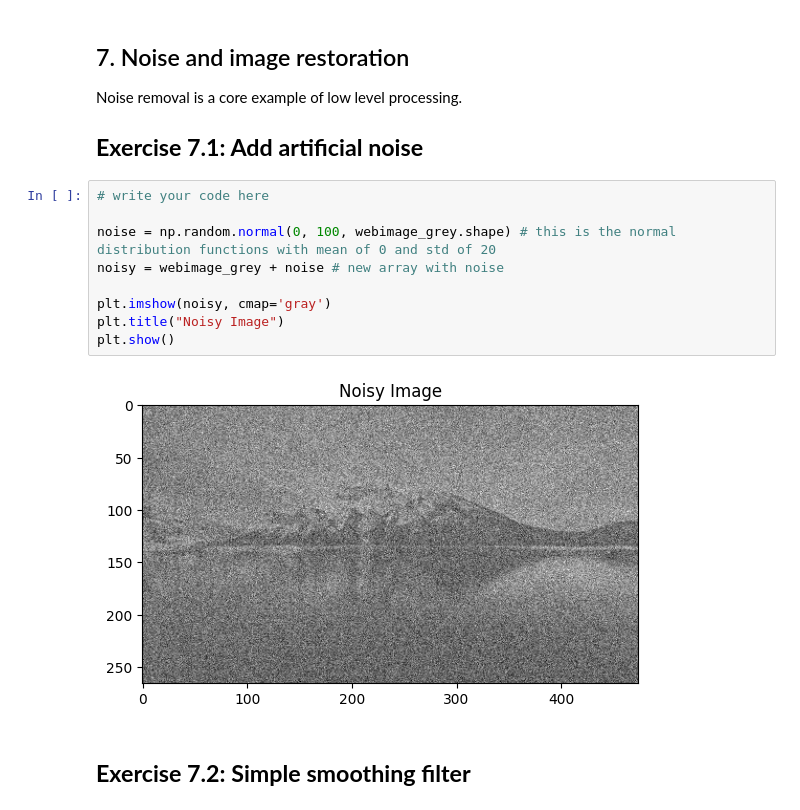
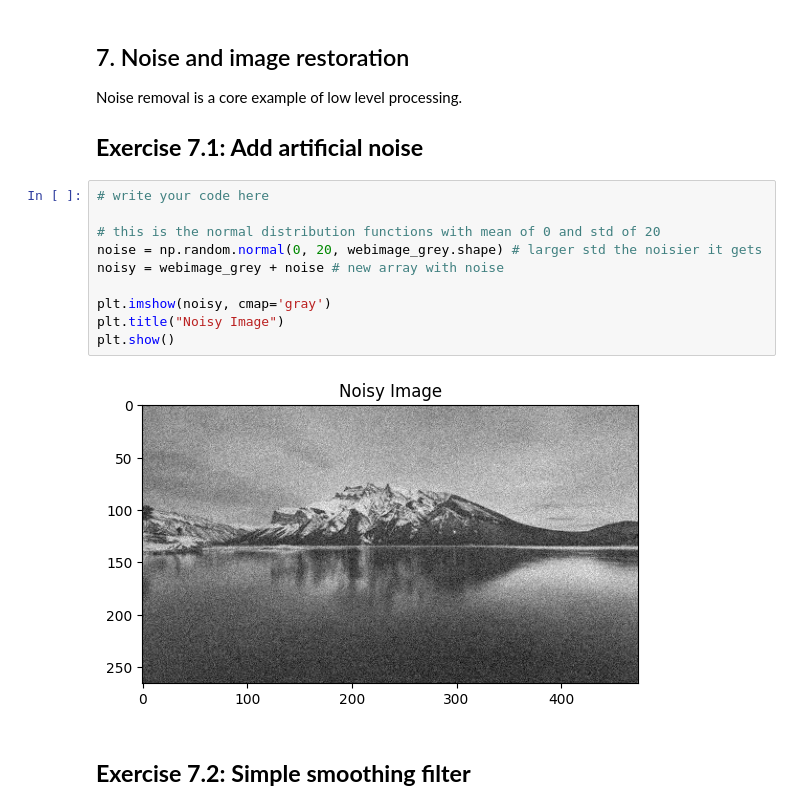
Before and after one commit to BashayrA/Digital-Image-Processing---Labs, a Jupyter notebook: AI342Lab1.ipynb, the cells around one changed output. Saved outputs shown, nothing was run; the diff lists cells and outputs as text.

```diff
--- a/AI342Lab1.ipynb
+++ b/AI342Lab1.ipynb
@@ -407,14 +419,15 @@ Noise removal is a core example of low level processing.
 # %%
 # write your code here
 
-noise = np.random.normal(0, 100, webimage_grey.shape) # this is the normal distribution functions with mean of 0 and std of 20
+# this is the normal distribution functions with mean of 0 and std of 20
+noise = np.random.normal(0, 20, webimage_grey.shape) # larger std the noisier it gets
 noisy = webimage_grey + noise # new array with noise
 
 plt.imshow(noisy, cmap='gray')
 plt.title("Noisy Image")
 plt.show()
 # %% [output]
-[figure, old version]
+[figure, new version]
 # %% [markdown]
 ## **Exercise 7.2: Simple smoothing filter**
 # %%
```
Also changed, not shown: parts of 3 cells of this notebook.
